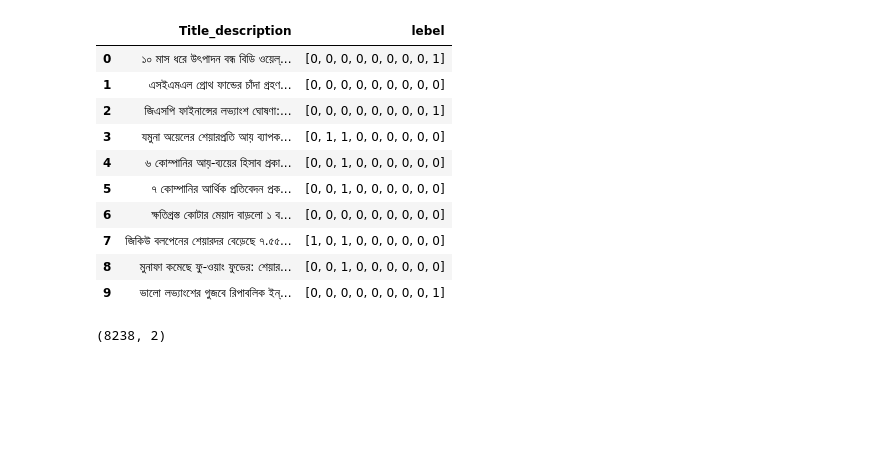
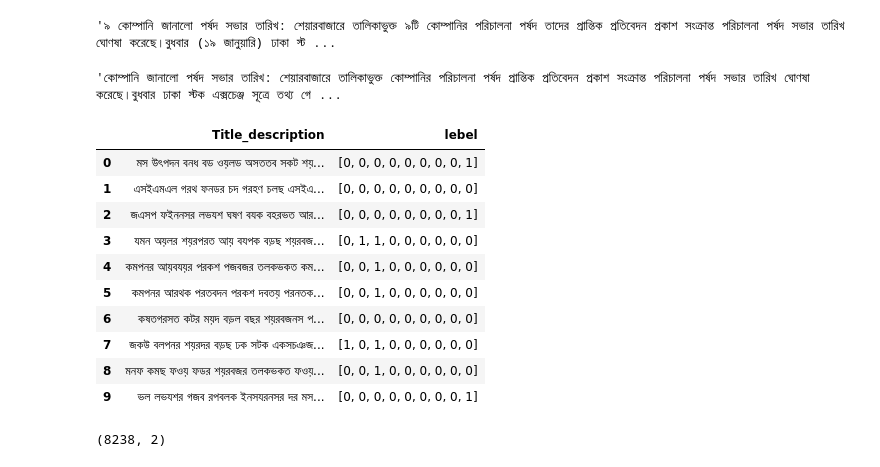
Before and after one commit to AmzadHossainrafis/news_classification, a Jupyter notebook: project/bert_multi_label_classification.ipynb, the cells around one changed output. Drawn from its saved outputs; the diff is of its cells as text; code cells hidden in the pictures; blank space fills up the shorter version.

Commit message:
--- modified with new config variables

```diff
--- a/project/bert_multi_label_classification.ipynb
+++ b/project/bert_multi_label_classification.ipynb
@@ -16,7 +15,7 @@ logging.basicConfig(level=logging.INFO)
 transformers_logger = logging.getLogger("transformers")
 transformers_logger.setLevel(logging.WARNING)
 # %%
-data_dir='/content/drive/MyDrive/data_folder/data_with_15%_no_label.csv'
+data_dir=list_dir['data_dir']
 df = pd.read_csv(data_dir,encoding='utf-8')
 
 
@@ -38,30 +24,49 @@ preprocessing_pipeline = Pipeline([
+# %%
+input_data[45]
+# %% [output]
+'৯ কোম্পানি জানালো পর্ষদ সভার তারিখ: শেয়ারবাজারে তালিকাভুক্ত ৯টি কোম্পানির পরিচালনা পর্ষদ তাদের প্রান্তিক প্রতিবেদন প্রকাশ সংক্রান্ত পরিচালনা পর্ষদ সভার তারিখ ঘোণষা করেছে।বুধবার (১৯ জানুয়ারি) ঢাকা স্ট ...
+# %%
+# set up ppreprocessing pipeline
+def remove_stopwords(text):
+    text = ' '.join([word for word in text.split() if word not in pre_process_config['stop_word']])
+    return text
+
+input_data = input_data.apply(lemmatize_text)
+input_data= input_data.apply(remove_prone)
+input_data = input_data.apply(remove_numbers)
+input_data = input_data.apply(remove_english_words)
+input_data = input_data.apply(remove_stopwords)
+input_data = input_data.apply(remove_perenthesis)
+input_data = input_data.apply(remove_dash)
+input_data = input_data.apply(remove_extra_spaces)
+input_data = input_data.apply(remove_3rdbreket)
+#input_data = input_data.apply(remove_symbols)
+# %%
+input_data[45]
+# %% [output]
+'কোম্পানি জানালো পর্ষদ সভার তারিখ: শেয়ারবাজারে তালিকাভুক্ত কোম্পানির পরিচালনা পর্ষদ প্রান্তিক প্রতিবেদন প্রকাশ সংক্রান্ত পরিচালনা পর্ষদ সভার তারিখ ঘোণষা করেছে।বুধবার ঢাকা স্টক এক্সচেঞ্জ সূত্রে তথ্য গে ...
 # %%
 #print 10 rows of targets with loc
 col_list=bert_label_maker(targets)
-#preprocessing the title_description
-input_data=preprocessing_pipeline.fit_transform(input_data)
-# if your are having any problem with the preprocessing pipeline use preprocess_news function
 #input_data=preprocess_news(input_data)
-
-
 df['lebel']=col_list
 
 new_df=pd.DataFrame({'Title_description':input_data,'lebel':col_list})
 new_df=new_df.dropna()
 new_df=new_df.reset_index(drop=True)
 new_df.head(10)
 # %% [output]
 |  | Title_description | lebel |
-| 0 | ১০ মাস ধরে উৎপাদন বন্ধ বিডি ওয়েল্... | [0, 0, 0, 0, 0, 0, 0, 0, 1] |
-| 1 | এসইএমএল গ্রোথ ফান্ডের চাঁদা গ্রহণ... | [0, 0, 0, 0, 0, 0, 0, 0, 0] |
-| 2 | জিএসপি ফাইনান্সের লভ্যাংশ ঘোষণা:... | [0, 0, 0, 0, 0, 0, 0, 0, 1] |
-| 3 | যমুনা অয়েলের শেয়ারপ্রতি আয় ব্যাপক... | [0, 1, 1, 0, 0, 0, 0, 0, 0] |
-| 4 | ৬ কোম্পানির আয়-ব্যয়ের হিসাব প্রকা... | [0, 0, 1, 0, 0, 0, 0, 0, 0] |
-| 5 | ৭ কোম্পানির আর্থিক প্রতিবেদন প্রক... | [0, 0, 1, 0, 0, 0, 0, 0, 0] |
-| 6 | ক্ষতিগ্রস্ত কোটার মেয়াদ বাড়লো ১ ব... | [0, 0, 0, 0, 0, 0, 0, 0, 0] |
-| 7 | জিকিউ বলপেনের শেয়ারদর বেড়েছে ৭.৫৫... | [1, 0, 1, 0, 0, 0, 0, 0, 0] |
-| 8 | মুনাফা কমেছে ফু-ওয়াং ফুডের: শেয়ার... | [0, 0, 1, 0, 0, 0, 0, 0, 0] |
-| 9 | ভালো লভ্যাংশের গুজবে রিপাবলিক ইন্... | [0, 0, 0, 0, 0, 0, 0, 0, 1] |
+| 0 | মস উৎপদন বনধ বড ওয়লড অসততব সকট শয়... | [0, 0, 0, 0, 0, 0, 0, 0, 1] |
+| 1 | এসইএমএল গরথ ফনডর চদ গরহণ চলছ এসইএ... | [0, 0, 0, 0, 0, 0, 0, 0, 0] |
+| 2 | জএসপ ফইননসর লভযশ ঘষণ বযক বহরভত আর... | [0, 0, 0, 0, 0, 0, 0, 0, 1] |
+| 3 | যমন অয়লর শয়রপরত আয় বযপক বড়ছ শয়রবজ... | [0, 1, 1, 0, 0, 0, 0, 0, 0] |
+| 4 | কমপনর আয়বযয়র পরকশ পজবজর তলকভকত কম... | [0, 0, 1, 0, 0, 0, 0, 0, 0] |
+| 5 | কমপনর আরথক পরতবদন পরকশ দবতয় পরনতক... | [0, 0, 1, 0, 0, 0, 0, 0, 0] |
+| 6 | কষতগরসত কটর ময়দ বড়ল বছর শয়রবজনস প... | [0, 0, 0, 0, 0, 0, 0, 0, 0] |
+| 7 | জকউ বলপনর শয়রদর বড়ছ ঢক সটক একসচঞজ... | [1, 0, 1, 0, 0, 0, 0, 0, 0] |
+| 8 | মনফ কমছ ফওয় ফডর শয়রবজর তলকভকত ফওয়... | [0, 0, 1, 0, 0, 0, 0, 0, 0] |
+| 9 | ভল লভযশর গজব রপবলক ইনসযরনসর দর মস... | [0, 0, 0, 0, 0, 0, 0, 0, 1] |
 # %%
 
 train, eval = train_test_split(new_df, test_size=split_config['test_size'], random_state=split_config['random_state'])
```
Also changed, not shown: parts of 2 cells of this notebook.
